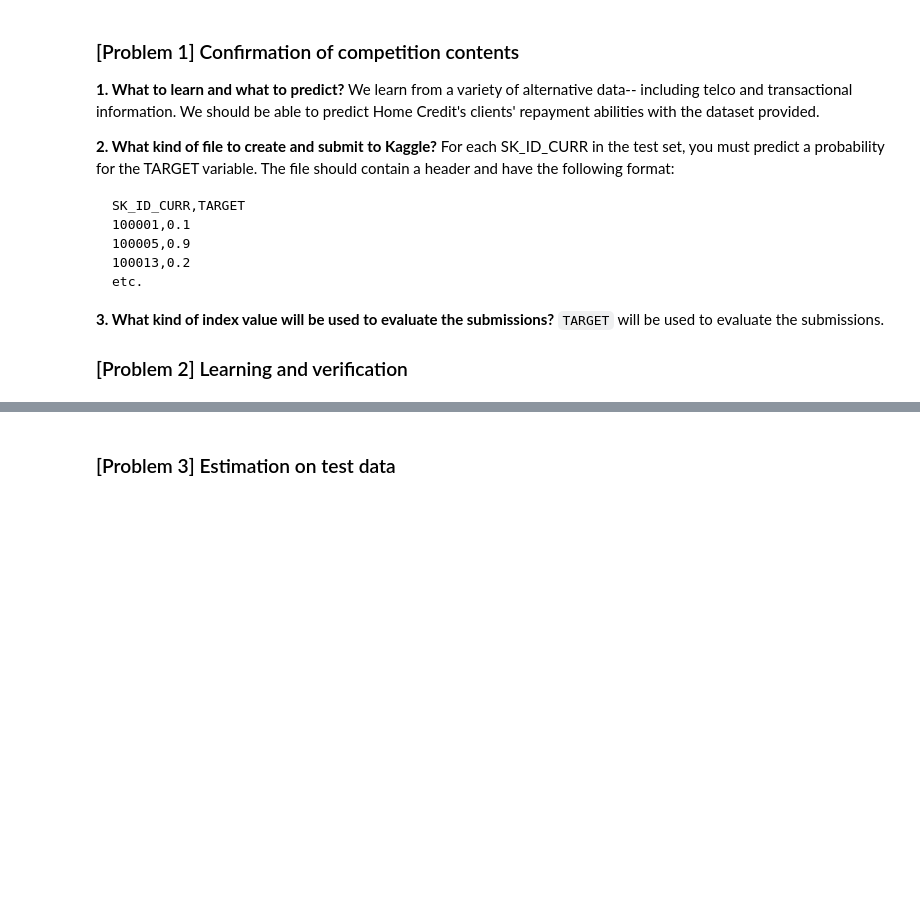
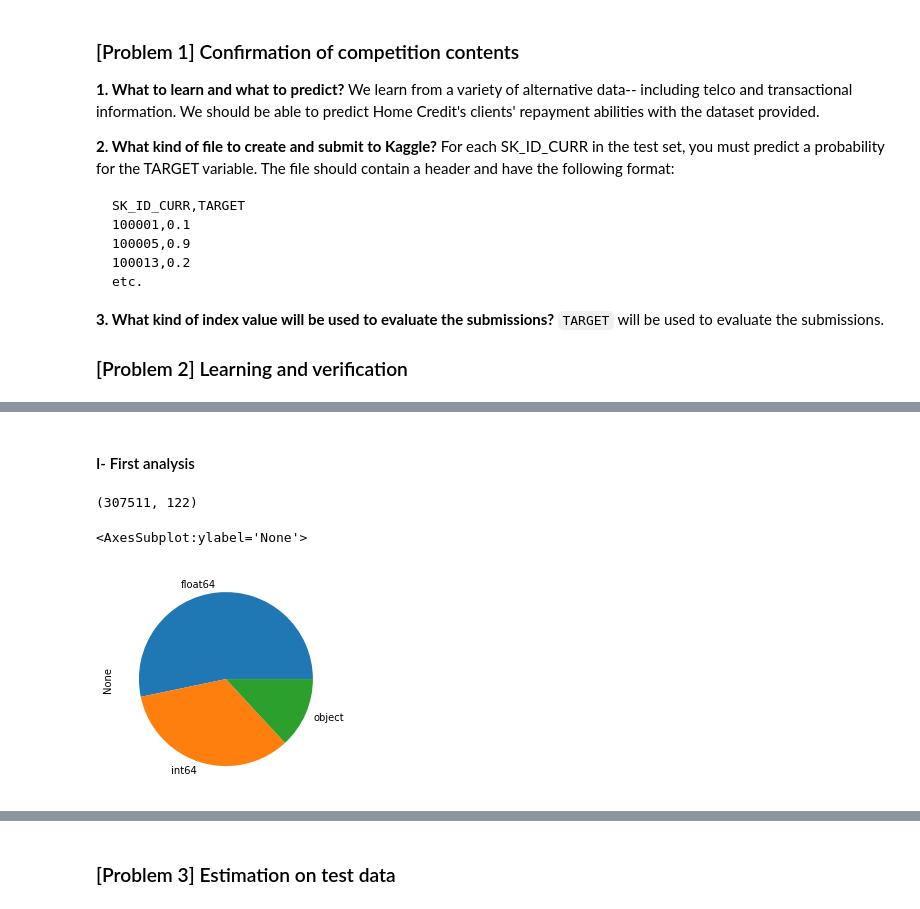
Before and after one commit to dfighter1312/diveintocode-ml, a Jupyter notebook: Week 5/w5-assignment4.ipynb, the cells around one changed output, grey strips where cells are left out. Saved outputs shown, nothing was run; the diff lists cells and outputs as text; code cells hidden in the pictures; blank space fills up the shorter version.

```diff
--- a/Week 5/w5-assignment4.ipynb
+++ b/Week 5/w5-assignment4.ipynb
@@ -42,0 +48,11 @@ df.head()
+# %% [markdown]
+#### I- First analysis
+# %%
+df.shape
+# %% [output]
+(307511, 122)
+# %%
+df.dtypes.value_counts().plot.pie()
+# %% [output]
+<AxesSubplot:ylabel='None'>
+[figure, added]
```
Also changed, not shown: parts of 42 cells of this notebook, 1 other file.
